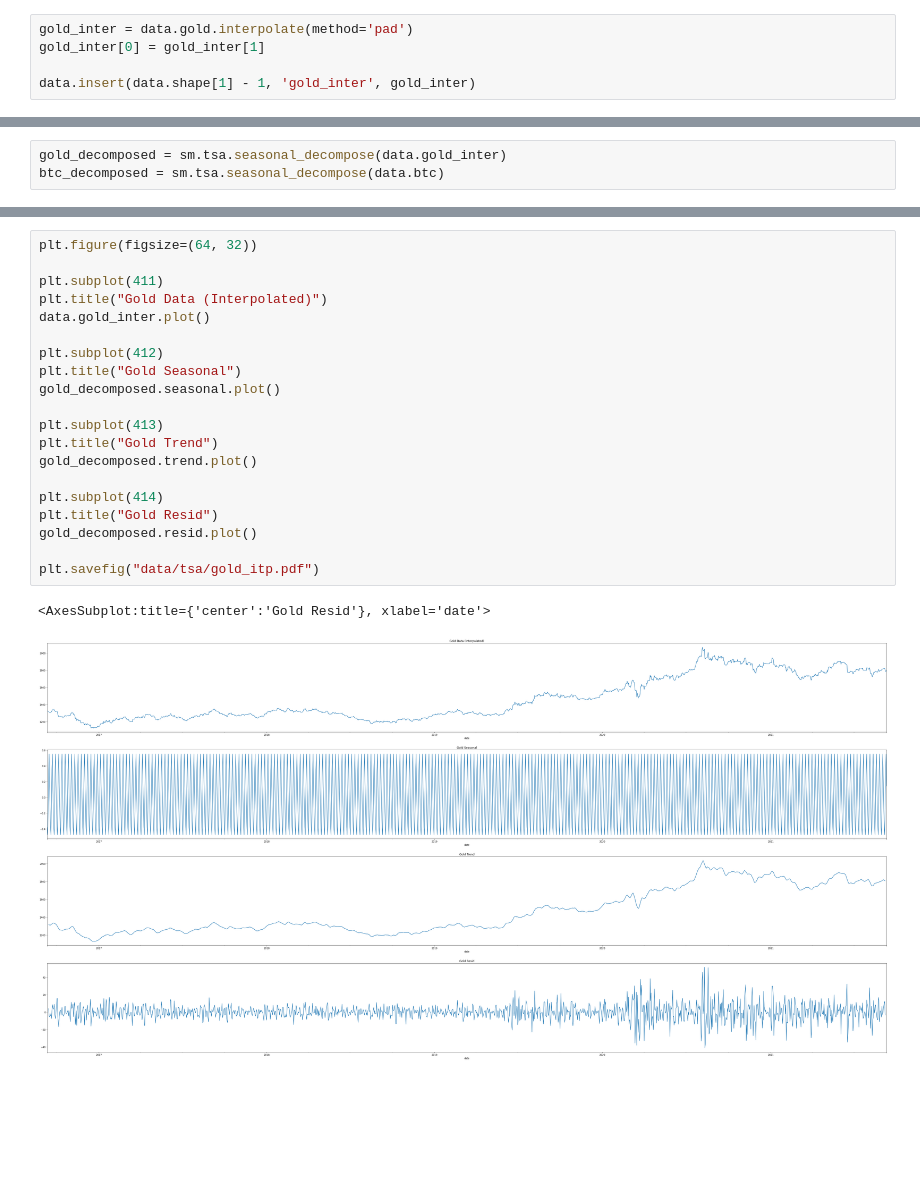
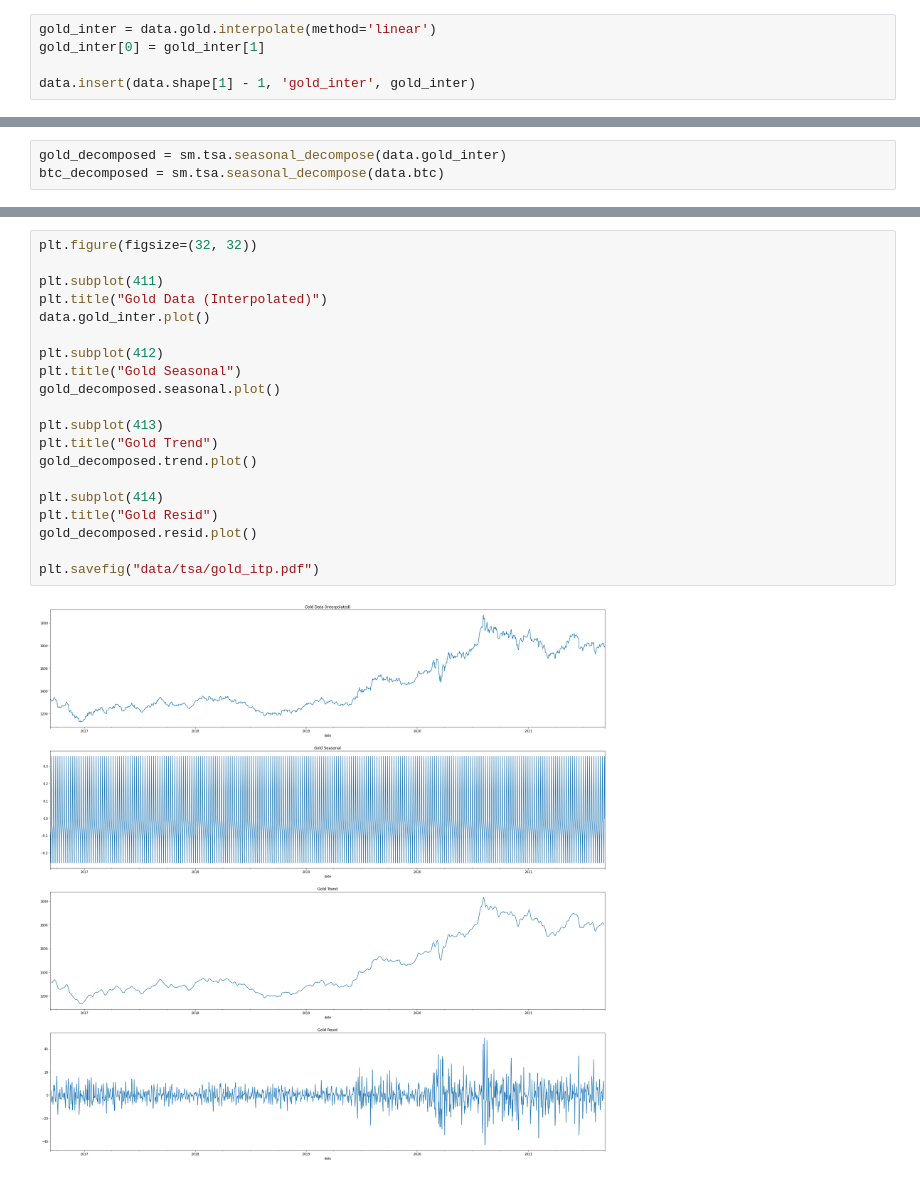
Before and after one commit to YuyangLee/Trading-Strategy-MCM22C, a Jupyter notebook: data_process.ipynb, the cells around one changed output, grey strips where cells are left out. Drawn from its saved outputs; the diff is of its cells as text; blank space fills up the shorter version.

Commit message:
data

```diff
--- a/data_process.ipynb
+++ b/data_process.ipynb
@@ -34,7 +35,7 @@ data.insert(data.shape[1], 'gold_tradable', ~np.asarray(data['gold'].isna()))
 # %% [markdown]
 ### Interpolation of Gold Prices
 # %%
-gold_inter = data.gold.interpolate(method='pad')
+gold_inter = data.gold.interpolate(method='linear')
 gold_inter[0] = gold_inter[1]
 
 data.insert(data.shape[1] - 1, 'gold_inter', gold_inter)
@@ -91,24 +77,23 @@ plt.savefig("data/tsa/btc.pdf")
 [figure]
 # %%
-plt.figure(figsize=(64, 32))
+plt.figure(figsize=(32, 32))
 
 plt.subplot(411)
 plt.title("Gold Data (Interpolated)")
 data.gold_inter.plot()
 
 plt.subplot(412)
 plt.title("Gold Seasonal")
 gold_decomposed.seasonal.plot()
 
 plt.subplot(413)
 plt.title("Gold Trend")
 gold_decomposed.trend.plot()
 
 plt.subplot(414)
 plt.title("Gold Resid")
 gold_decomposed.resid.plot()
 
 plt.savefig("data/tsa/gold_itp.pdf")
 # %% [output]
-<AxesSubplot:title={'center':'Gold Resid'}, xlabel='date'>
-[figure, old version]
+[figure, new version]
```
Also changed, not shown: parts of 4 cells of this notebook, 4 other files.
